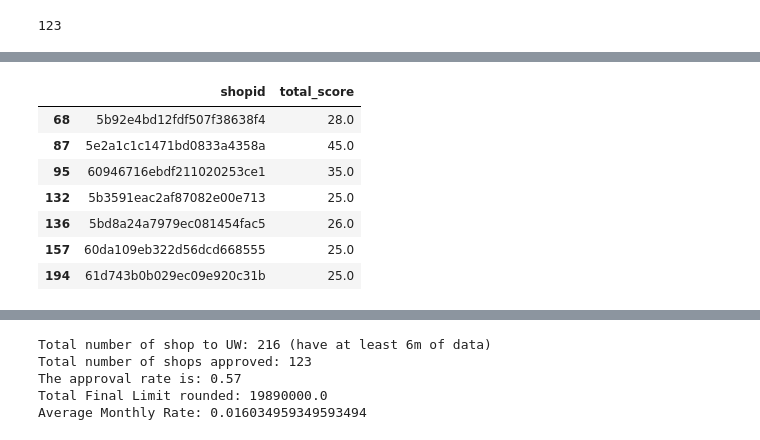
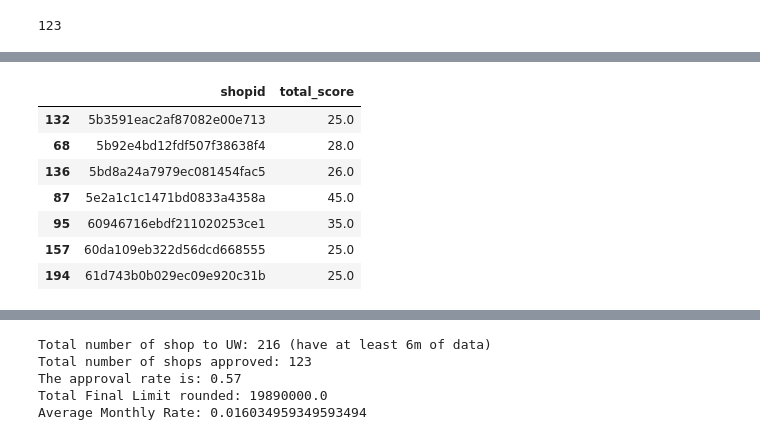
Before and after one commit to warrenshen/platform, a Jupyter notebook: services/api-server/notebooks/analysis/blaze_data_analysis_CA_master.ipynb, the cells around one changed output, grey strips where cells are left out. Saved outputs shown, nothing was run; the diff lists cells and outputs as text; code cells hidden in the pictures.

Commit message:
clean up blaze ca approval nb (#3069)
Co-authored-by: victoria <>

```diff
--- a/services/api-server/notebooks/analysis/blaze_data_analysis_CA_master.ipynb
+++ b/services/api-server/notebooks/analysis/blaze_data_analysis_CA_master.ipynb
@@ -1350,6 +251,6 @@ def get_gm_perc_scores(threshold,gm_3,gm_6,gm_all):
 # %%
 gm_threshold = [[0.44,0.50,0.56,0.7],[0.44,0.50,0.56,0.7],[0.44,0.50,0.56,0.7]]
 # %%
-gm_score_data = recent.apply(lambda row: get_gm_perc_scores(gm_threshold,row['avg_margin_3m'],row['avg_margin_6m'],row['avg_margin_all']),axis = 1)
+gm_score_data = recent.apply(lambda row: blaze_uw.get_gm_perc_scores(gm_threshold,row['avg_margin_3m'],row['avg_margin_6m'],row['avg_margin_all']),axis = 1)
 recent_with_gm = pd.concat([recent, pd.DataFrame([list(y) for y in gm_score_data.values], columns = ['gm_3m_score', 'gm_6m_score','gm_all_score'])],axis=1)
 # %% [markdown]
@@ -1467,2 +326,6 @@ final['shopid'].nunique()
 # %%
-pass_list = final[final['total_score'] >= 30]
+# per passing criterial above
+final_pass = final[(final['total_score'] >= 30)&\
+                  (final['profit_pre_tax_post_discount'] >= 25000)&\
+                  (final['potential_credit_limit'] >= 30000)]
+final_pass = final_pass.reset_index(drop=True)
@@ -1485,3 +331,0 @@ pass_list
-# %%
-final_pass = pass_list[(pass_list['profit_pre_tax_post_discount'] >= 25000) & (pass_list['potential_credit_limit'] >= 30000)]
-final_pass = final_pass.reset_index(drop = True)
@@ -1496,4 +348,4 @@ def calculate_interest_rate(score, full_score):
 # %%
-final_pass['annual_rate'] = [calculate_interest_rate(final_pass['total_score'][i],45)[1] for i in range(len(final_pass))]
-final_pass['monthly_rate'] = [calculate_interest_rate(final_pass['total_score'][i],45)[0] for i in range(len(final_pass))]
+final_pass['annual_rate'] = [blaze_uw.calculate_interest_rate(final_pass['total_score'][i],45)[1] for i in range(len(final_pass))]
+final_pass['monthly_rate'] = [blaze_uw.calculate_interest_rate(final_pass['total_score'][i],45)[0] for i in range(len(final_pass))]
 # %%
@@ -1612,12 +427,13 @@ final_pass[final_pass['shopid'].isin(newly_added_list)][['shopid','total_score']
 # %%
-prev_all[prev_all['shopid'].isin(newly_added_list)][['shopid','total_score']]
+# how they scored last month?
+prev_all[prev_all['shopid'].isin(newly_added_list)][['shopid','total_score']].sort_values(by = 'shopid')
 # %% [output]
 |  | shopid | total_score |
+| 132 | 5b3591eac2af87082e00e713 | 25.0 |
 | 68 | 5b92e4bd12fdf507f38638f4 | 28.0 |
+| 136 | 5bd8a24a7979ec081454fac5 | 26.0 |
 | 87 | 5e2a1c1c1471bd0833a4358a | 45.0 |
 | 95 | 60946716ebdf211020253ce1 | 35.0 |
-| 132 | 5b3591eac2af87082e00e713 | 25.0 |
-| 136 | 5bd8a24a7979ec081454fac5 | 26.0 |
 | 157 | 60da109eb322d56dcd668555 | 25.0 |
 | 194 | 61d743b0b029ec09e920c31b | 25.0 |
 # %%
```
Also changed, not shown: parts of 108 cells of this notebook, 2 other files.
